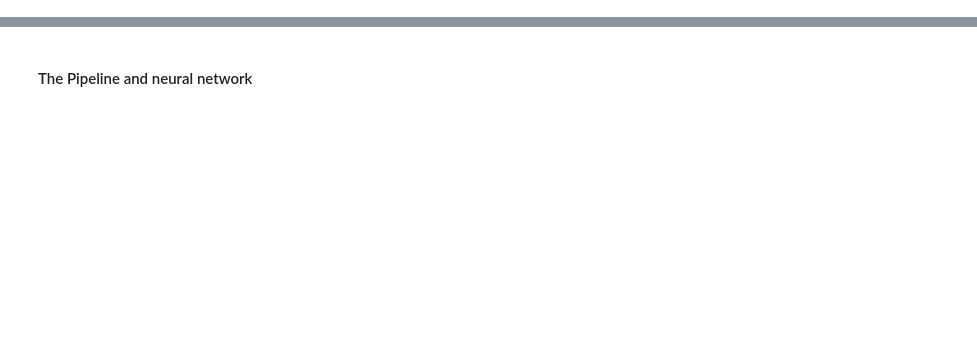
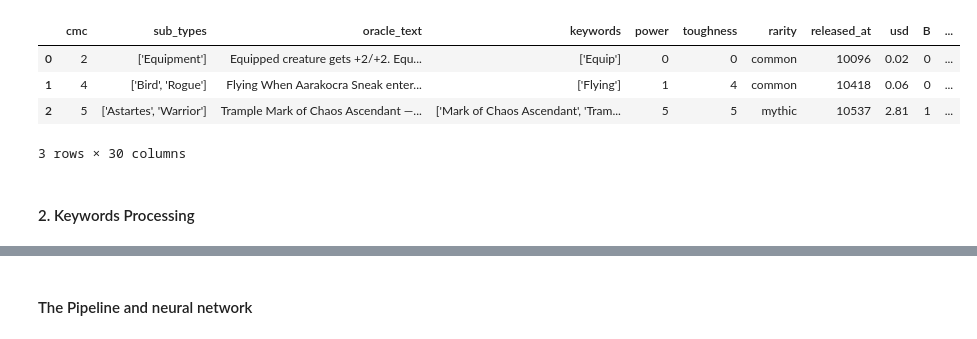
Before and after one commit to LouisHH0203/mtg_nlp_price_prediction, a Jupyter notebook: workflow/pipeline.ipynb, the cells around one changed output, grey strips where cells are left out. Saved outputs shown, nothing was run; the diff lists cells and outputs as text; code cells hidden in the pictures; blank space fills up the shorter version.

Commit message:
Formatting notebook/ Trying other apporaches
I havee decided i may have over complicated things, and went back to processing some of the features

```diff
--- a/workflow/pipeline.ipynb
+++ b/workflow/pipeline.ipynb
@@ -61,0 +103,12 @@ df.head(3)
+# %%
+df = pd.concat([df, encoded_df], axis=1).drop('types', axis=1)
+# %%
+df.head(3)
+# %% [output]
+|  | cmc | sub_types | oracle_text | keywords | power | toughness | rarity | released_at | usd | B | ... |
+| 0 | 2 | ['Equipment'] | Equipped creature gets +2/+2. Equ... | ['Equip'] | 0 | 0 | common | 10096 | 0.02 | 0 | ... |
+| 1 | 4 | ['Bird', 'Rogue'] | Flying When Aarakocra Sneak enter... | ['Flying'] | 1 | 4 | common | 10418 | 0.06 | 0 | ... |
+| 2 | 5 | ['Astartes', 'Warrior'] | Trample Mark of Chaos Ascendant —... | ['Mark of Chaos Ascendant', 'Tram... | 5 | 5 | mythic | 10537 | 2.81 | 1 | ... |
+3 rows × 30 columns
+# %% [markdown]
+#### 2. Keywords Processing
```
Also changed, not shown: parts of 31 cells of this notebook, 1 other file.
